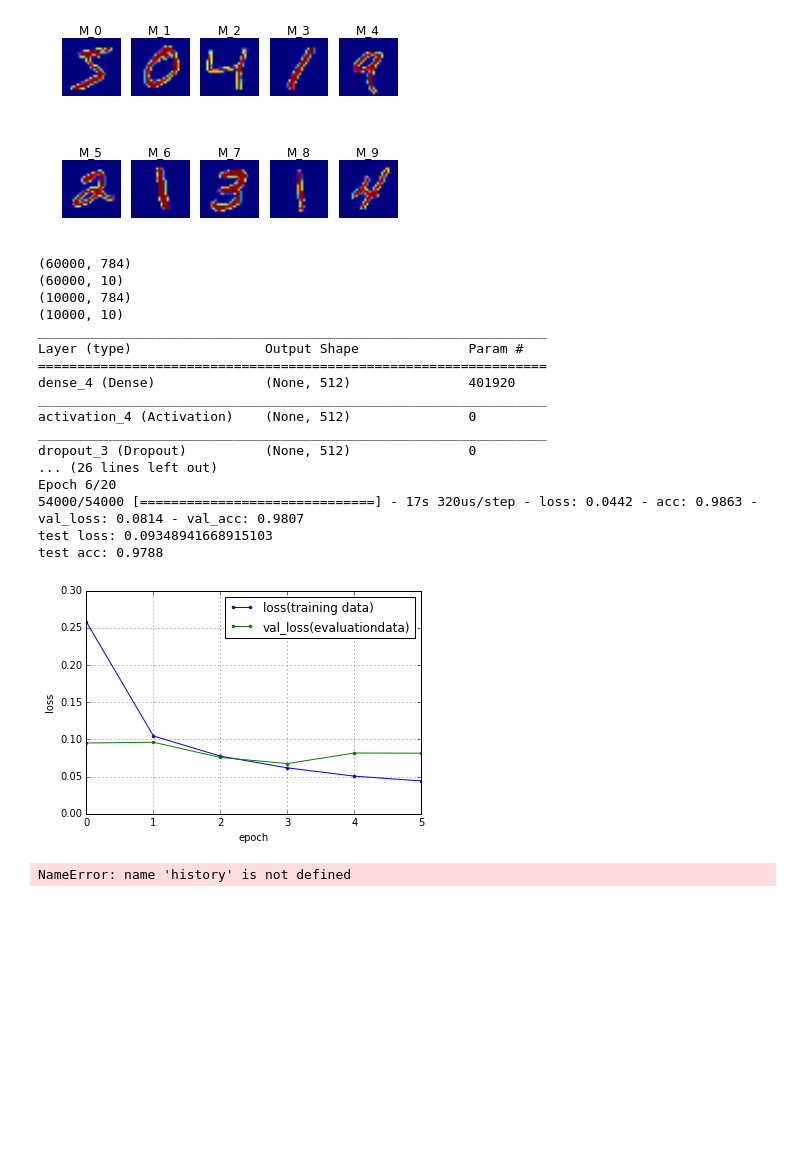
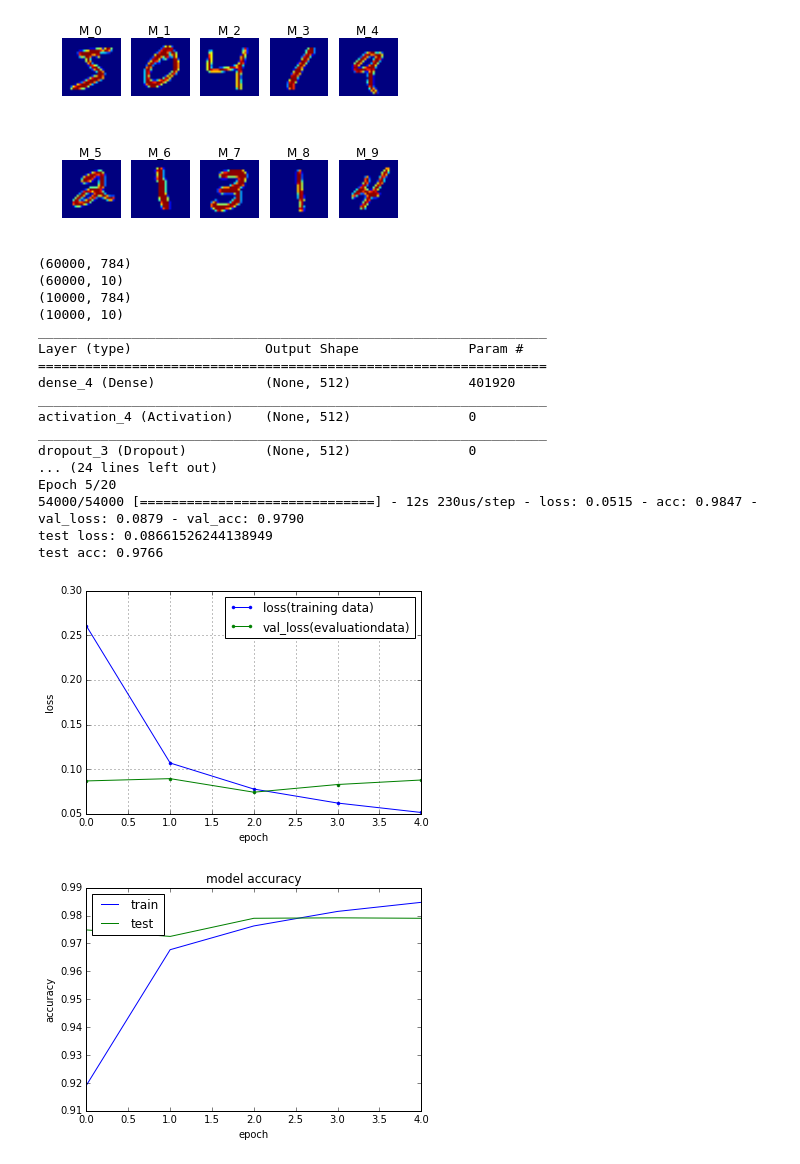
Before and after one commit to naonaorange/keras_deep_learning_samples, a Jupyter notebook: MNIST Example.ipynb, the cells around one changed output. Cells and saved outputs as stored; diff of their text form; code cells hidden in the pictures; blank space fills up the shorter version.

```diff
--- a/MNIST Example.ipynb
+++ b/MNIST Example.ipynb
@@ -67,13 +67,12 @@ model.compile(loss='categorical_crossentropy',
               metrics=['accuracy'])
 
 es = EarlyStopping(monitor='val_loss', patience=2)
-csv_logger = CSVLogger('training.log')
 hist = model.fit(x_train, y_train,
                  batch_size=batch_size,
                  epochs=epochs,
                  verbose=1,
                  validation_split=0.1,
-                 callbacks=[es, csv_logger])
+                 callbacks=[es])
 
 # 学習を実行
 score = model.evaluate(x_test, y_test, verbose=0)
@@ -93,41 +92,41 @@ plt.xlabel('epoch')
 plt.ylabel('loss')
 plt.show()
 
 #正答率の表示
-plt.plot(history.history['acc'])
-plt.plot(history.history['val_acc'])
+plt.plot(hist.history['acc'])
+plt.plot(hist.history['val_acc'])
 plt.title('model accuracy')
 plt.ylabel('accuracy')
 plt.xlabel('epoch')
 plt.legend(['train', 'test'], loc='upper left')
 plt.show()
 plt.show()
 #loss
-plt.plot(history.history['loss'])
-plt.plot(history.history['val_loss'])
+plt.plot(hist.history['loss'])
+plt.plot(hist.history['val_loss'])
 plt.title('model loss')
 plt.ylabel('loss')
 plt.xlabel('epoch')
 plt.legend(['train', 'test'], loc='upper left')
 plt.show()
 # %% [output]
 [figure]
 (60000, 784)
 (60000, 10)
 (10000, 784)
 (10000, 10)
 _________________________________________________________________
 Layer (type)                 Output Shape              Param #
 =================================================================
 dense_4 (Dense)              (None, 512)               401920
 _________________________________________________________________
 activation_4 (Activation)    (None, 512)               0
 _________________________________________________________________
 dropout_3 (Dropout)          (None, 512)               0
-... (26 lines left out)
-Epoch 6/20
-54000/54000 [==============================] - 17s 320us/step - loss: 0.0442 - acc: 0.9863 - val_loss: 0.0814 - val_acc: 0.9807
-test loss: 0.09348941668915103
-test acc: 0.9788
+... (24 lines left out)
+Epoch 5/20
+54000/54000 [==============================] - 12s 230us/step - loss: 0.0515 - acc: 0.9847 - val_loss: 0.0879 - val_acc: 0.9790
+test loss: 0.08661526244138949
+test acc: 0.9766
-[figure, old version]
+[figure, new version]
-NameError: name 'history' is not defined
+[figure, added]
```
Also changed, not shown: parts of 1 cell of this notebook, 4 other files.
